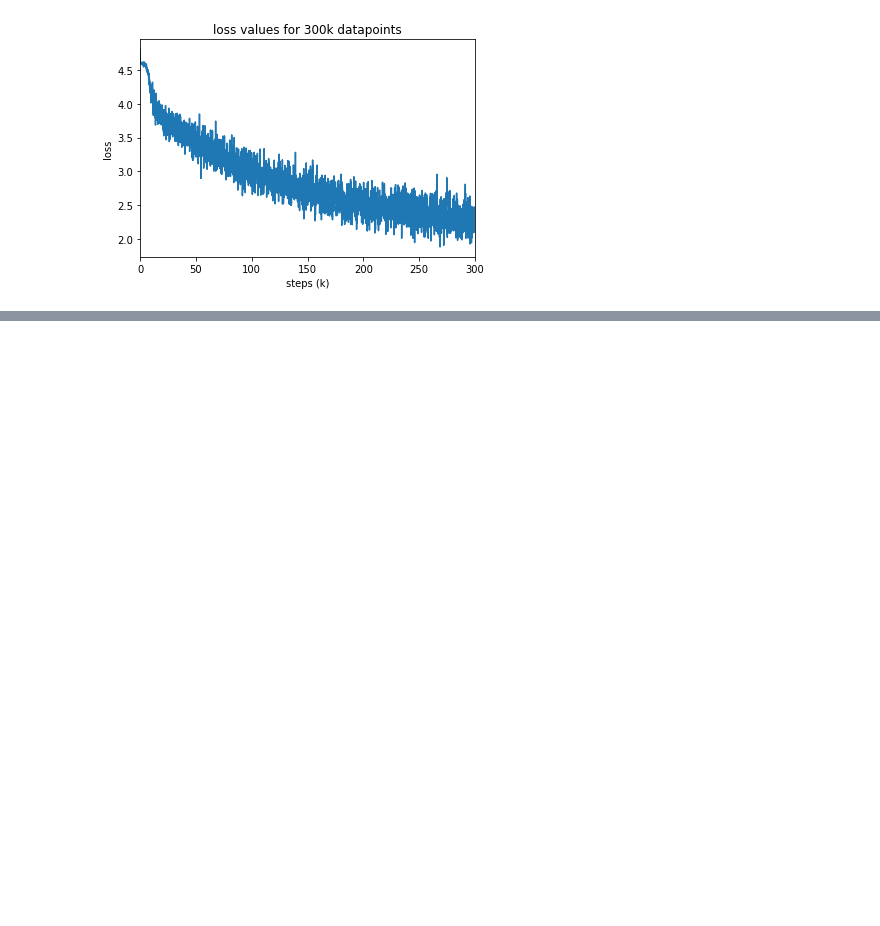
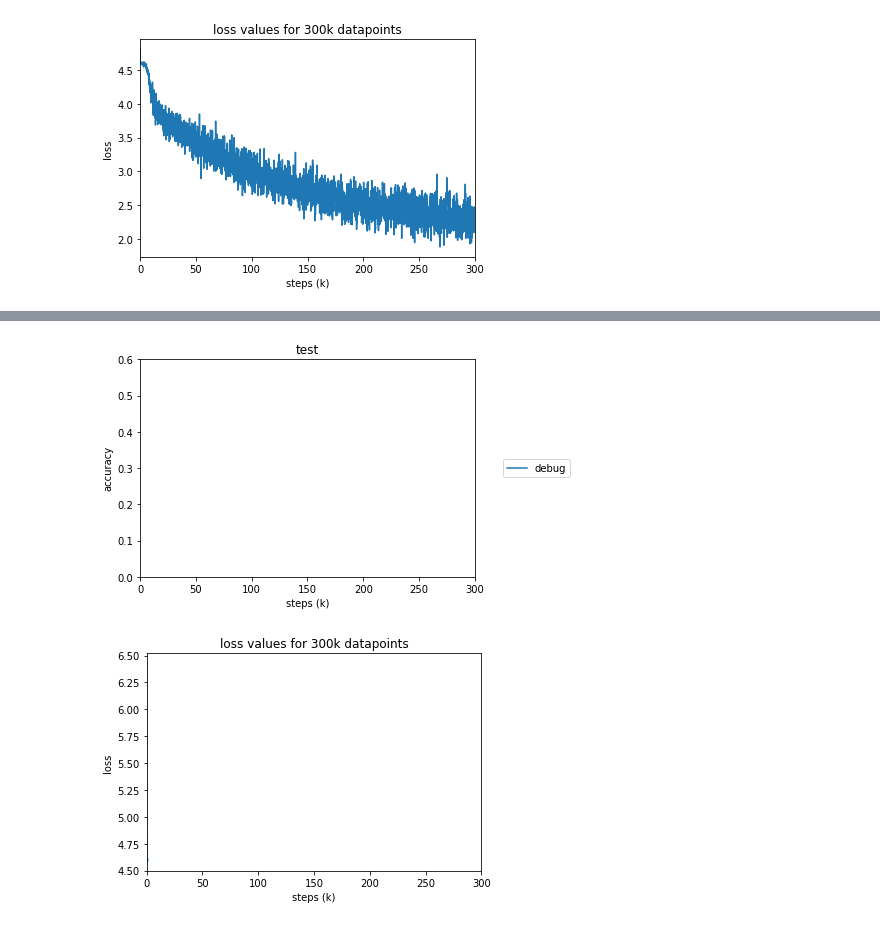
Before and after one commit to gfanti/bitcoin-deanonymization, a Jupyter notebook: vis-tests.ipynb, the cells around one changed output, grey strips where cells are left out. Drawn from its saved outputs; the diff is of its cells as text; code cells hidden in the pictures; blank space fills up the shorter version.

Commit message:
some debug-cnn data

```diff
--- a/vis-tests.ipynb
+++ b/vis-tests.ipynb
@@ -262,0 +269,27 @@ for i, arr in enumerate(loss):
+# %%
+ds = []
+
+ds += [np.genfromtxt('tests/debug-cnn/debug-cnn_300000.csv', delimiter=',')]
+
+for i, arr in enumerate(ds):
+    # strip last value
+    ds[i] = arr[:-1].reshape((-1,3))
+
+ds = np.array(ds)
+
+plot_group(ds, 2, ['debug'])
+
+loss = []
+
+loss += [np.genfromtxt('tests/debug-cnnloss/debug-cnnloss_300000.csv', delimiter=',')]
+for i, arr in enumerate(loss):
+    plt.figure()
+    plt.plot([j/10.0 for j in range(len(arr))],arr)
+    plt.xlim(0,300)
+    plt.title('loss values for '+str(300 + i*50)+'k datapoints')
+    plt.xlabel('steps (k)')
+    plt.ylabel('loss')
+    plt.show()
+# %% [output]
+[figure, added]
+[figure, added]
```
Also changed, not shown: parts of 1 cell of this notebook, 3 other files.
